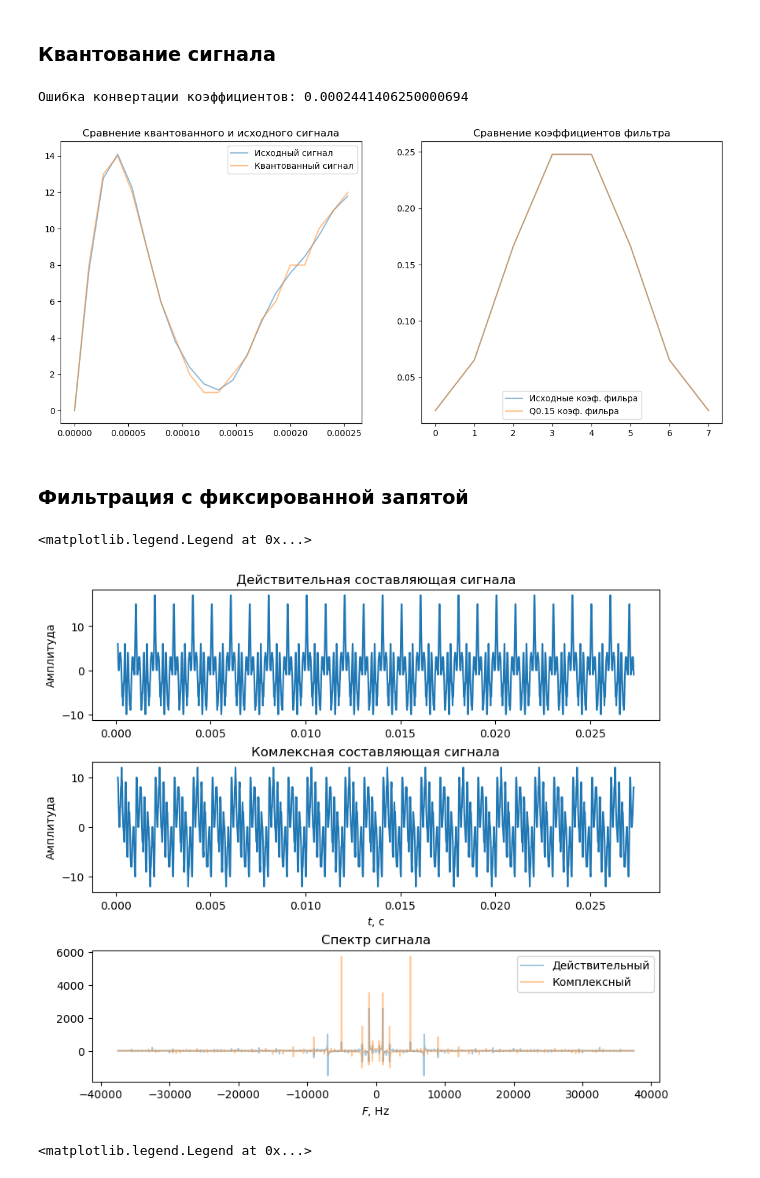
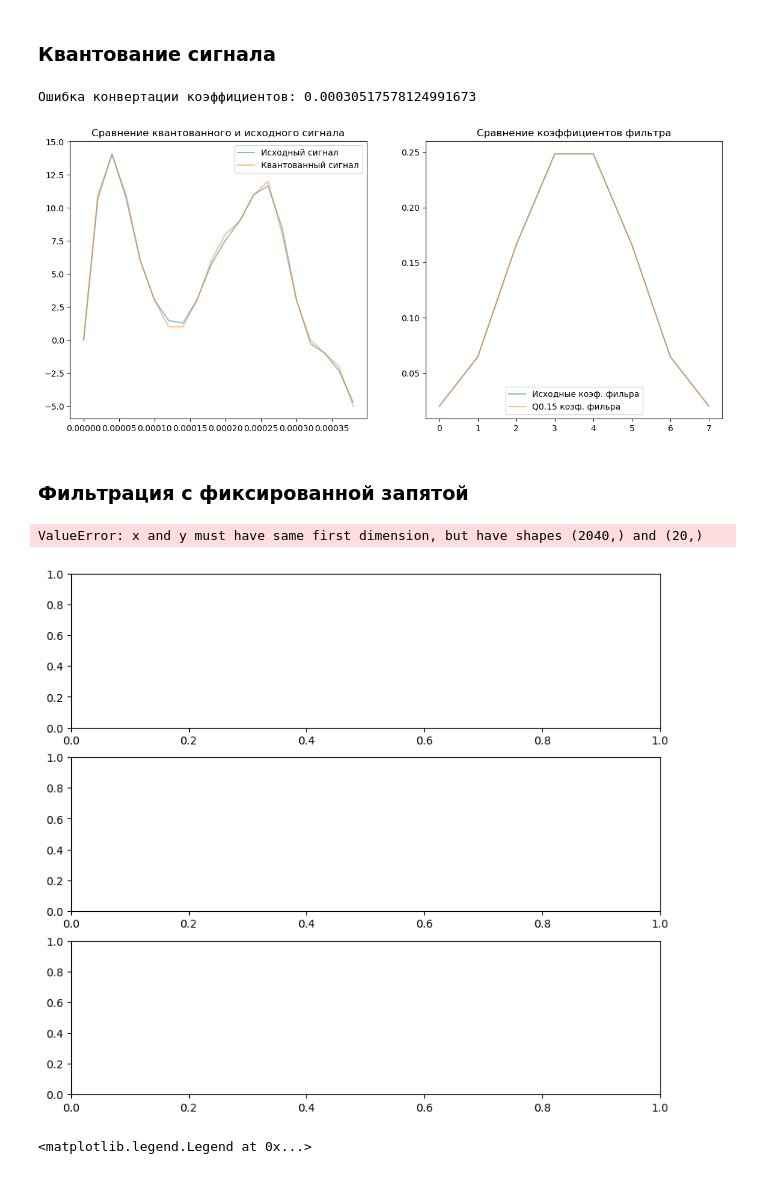
Before and after one commit to Otkuda/rtl-fir-filter, a Jupyter notebook: model/plots.ipynb, the cells around one changed output. Drawn from its saved outputs; the diff is of its cells as text; code cells hidden in the pictures.

```diff
--- a/model/plots.ipynb
+++ b/model/plots.ipynb
@@ -7,7 +7,7 @@ from scipy.fft import fft, fftfreq, fftshift
 from Signal import generateSinWave, generateComplexSinWave, quantizeSignal
 from Filter import FIRFilter
 # %%
-samplingF = 75000
+samplingF = 50000
 duration = 1
 n = 2048
 
@@ -225,33 +225,33 @@ ax1.set_title("Сравнение коэффициентов фильтра")
 filt_err = np.sum(np.abs(filt.coefs - (filt.fixedCoeffs / 2 ** 15)))
 print(f"Ошибка конвертации коэффициентов: {filt_err}")
 # %% [output]
-Ошибка конвертации коэффициентов: 0.0002441406250000694
+Ошибка конвертации коэффициентов: 0.00030517578124991673
-[figure, old version]
+[figure, new version]
 # %% [markdown]
 ### Фильтрация с фиксированной запятой
 # %%
 qCompFilteredSignal = filt.filterFixedSignal(qComplexSignal)
 
 
 fig, (ax0, ax1, ax2) = plt.subplots(3, 1, layout="constrained", figsize=(8,7))
 
-ax0.plot(x[chosenDepth:], qCompFilteredSignal.real)
+ax0.plot(x[chosenDepth:], qCompFilteredSignal.real[:20])
 ax0.set_title("Действительная составляющая сигнала")
 ax0.set_ylabel("Амплитуда")
 
-ax1.plot(x[chosenDepth:], qCompFilteredSignal.imag)
+ax1.plot(x[chosenDepth:], qCompFilteredSignal.imag[:20])
 ax1.set_title("Комлексная составляющая сигнала")
 ax1.set_ylabel("Амплитуда")
 ax1.set_xlabel(r"$t$, c")
 
 ax2.plot(fftshift(fftfreq(n-chosenDepth, 1/samplingF)), fftshift(fft(qCompFilteredSignal.real)), alpha=.4, label="Действительный")
 ax2.plot(fftshift(fftfreq(n-chosenDepth, 1/samplingF)), fftshift(fft(qCompFilteredSignal.imag)), alpha=.4, label="Комплексный")
 ax2.set_title("Спектр сигнала")
 ax2.set_xlabel(r"$F$, Hz")
 ax2.legend()
 # %% [output]
-<matplotlib.legend.Legend at 0x...>
+ValueError: x and y must have same first dimension, but have shapes (2040,) and (20,)
-[figure, old version]
+[figure, new version]
 # %%
 qFilteredSignal = filt.filterFixedSignal(qComplexSignal.imag)
 
```
Also changed, not shown: parts of 8 cells of this notebook, 11 other files.
